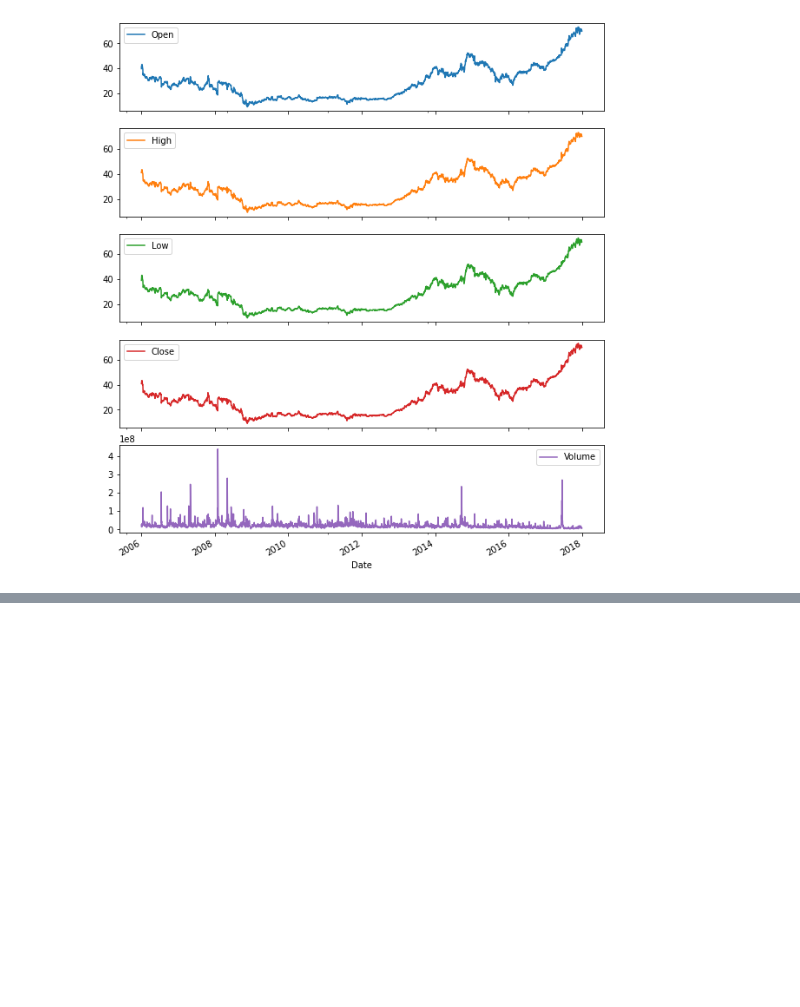
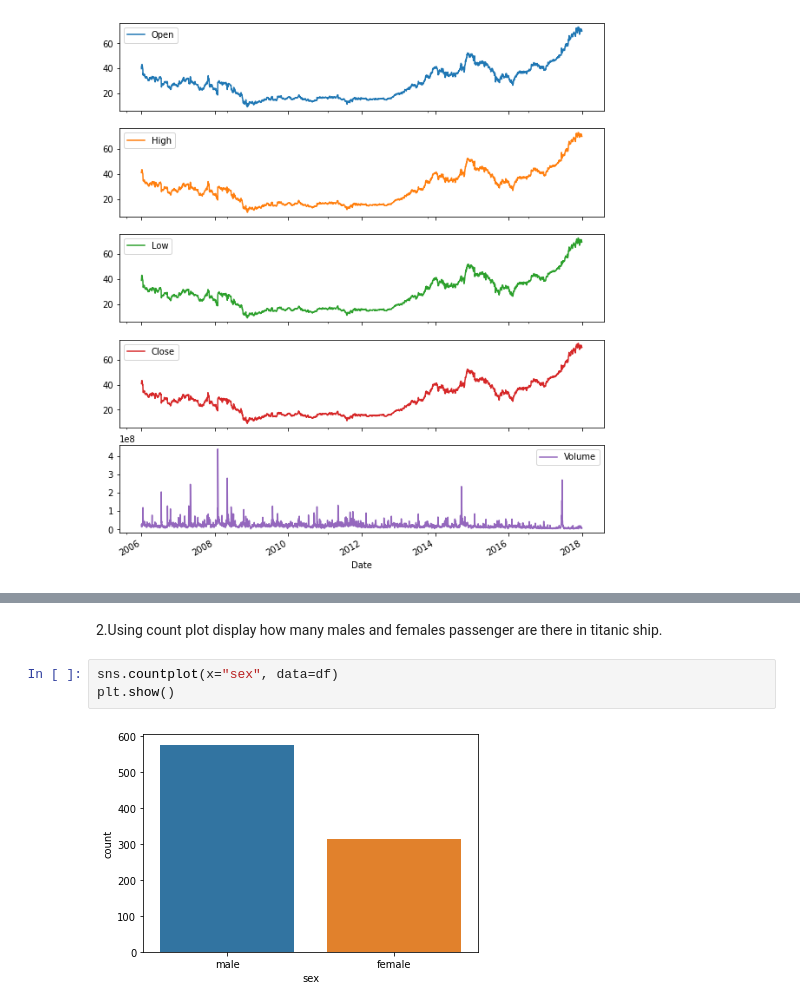
Before and after one commit to vivekc18/pydata, a Jupyter notebook: Data_visualization_with_python.ipynb, the cells around one changed output, grey strips where cells are left out. Saved outputs shown, nothing was run; the diff lists cells and outputs as text; blank space fills up the shorter version.

```diff
--- a/Data_visualization_with_python.ipynb
+++ b/Data_visualization_with_python.ipynb
@@ -901,0 +941,7 @@ array([<AxesSubplot:xlabel='Date'>, <AxesSubplot:xlabel='Date'>,
+# %% [markdown]
+2.Using count plot display how many males and females passenger are there in titanic ship.
+# %%
+sns.countplot(x="sex", data=df)
+plt.show()
+# %% [output]
+[figure, added]
```
Also changed, not shown: parts of 96 cells of this notebook.
